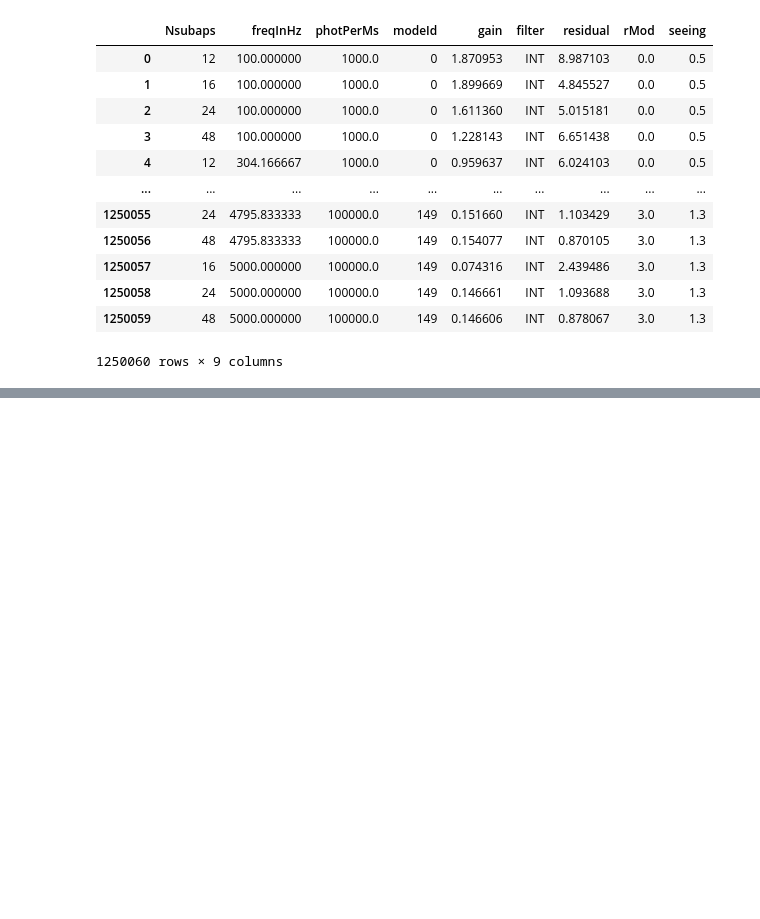
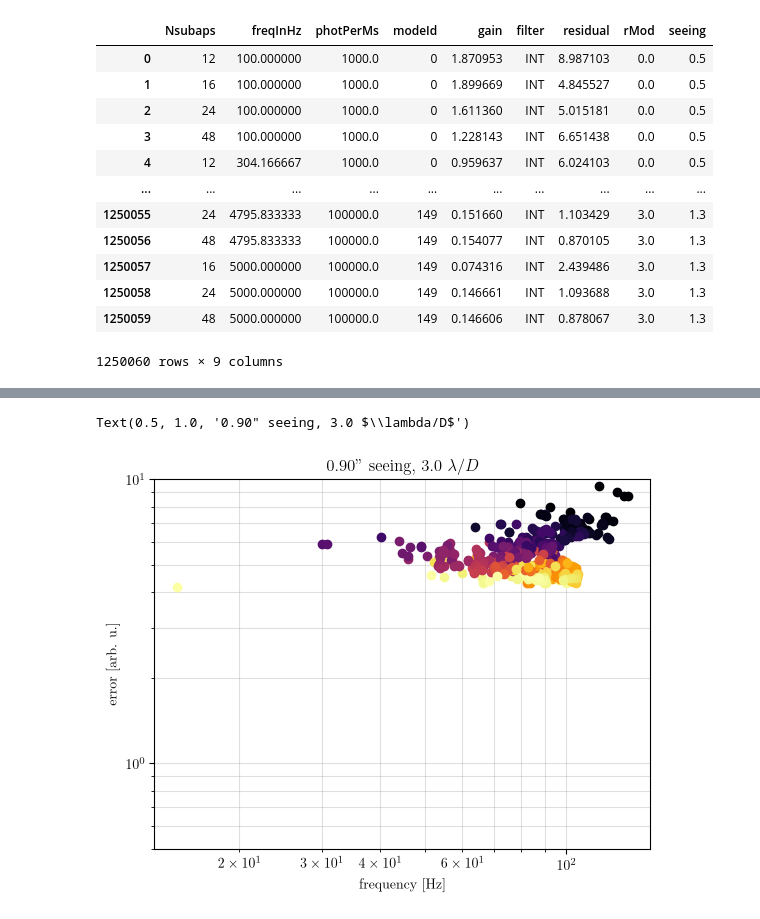
Before and after one commit to Menessao/SPECULA, a Jupyter notebook: config/RISTRETTO/plotErrorBudget.ipynb, the cells around one changed output, grey strips where cells are left out. Cells and saved outputs as stored; diff of their text form; code cells hidden in the pictures; blank space fills up the shorter version.

```diff
--- a/config/RISTRETTO/plotErrorBudget.ipynb
+++ b/config/RISTRETTO/plotErrorBudget.ipynb
@@ -53,0 +144,18 @@ combined_df
+# %%
+cmap = mpl.colormaps['inferno'] # 1. Choose your colormap (e.g., 'hot', 'jet', 'turbo')
+colors = cmap(np.linspace(0.0, 1.0, 130)) # 2. Extract a set of colors from it (e.g., 6 distinct colors across the map)
+plt.rcParams['axes.prop_cycle'] = cycler(color=colors) # 3. Apply it to the default line cycle
+
+plt.figure()
+for i,flux in enumerate(fluxes):
+    for j,mode in enumerate(range(mmin,150)):
+        plt.loglog(freq_opt[i,mode],res_opt[i,mode],'o',c=f'C{j}',label=f'{flux*1e-3:1.1e} phot/ms')
+# plt.legend(title='Fluxes')
+plt.grid(which='both',alpha=0.4)
+plt.xlabel('frequency [Hz]')
+plt.ylabel('error [arb. u.]')
+plt.ylim([0.5,10])
+plt.title(f'{seeing:1.2f}" seeing, {rMod} '+r'$\lambda/D$')
+# %% [output]
+Text(0.5, 1.0, '0.90" seeing, 3.0 $\\lambda/D$')
+[figure, added]
```
Also changed, not shown: parts of 5 cells of this notebook, 9 other files.
